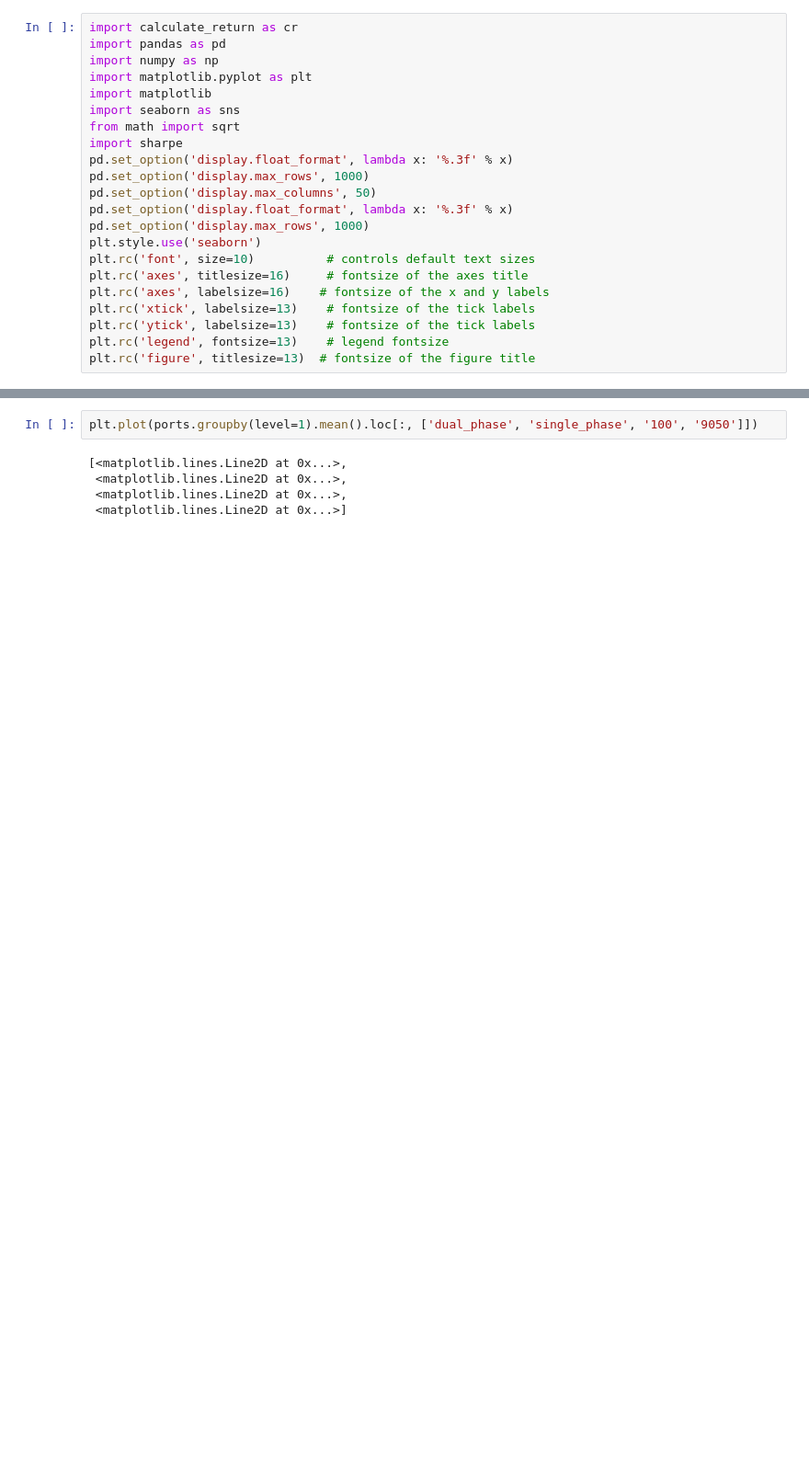
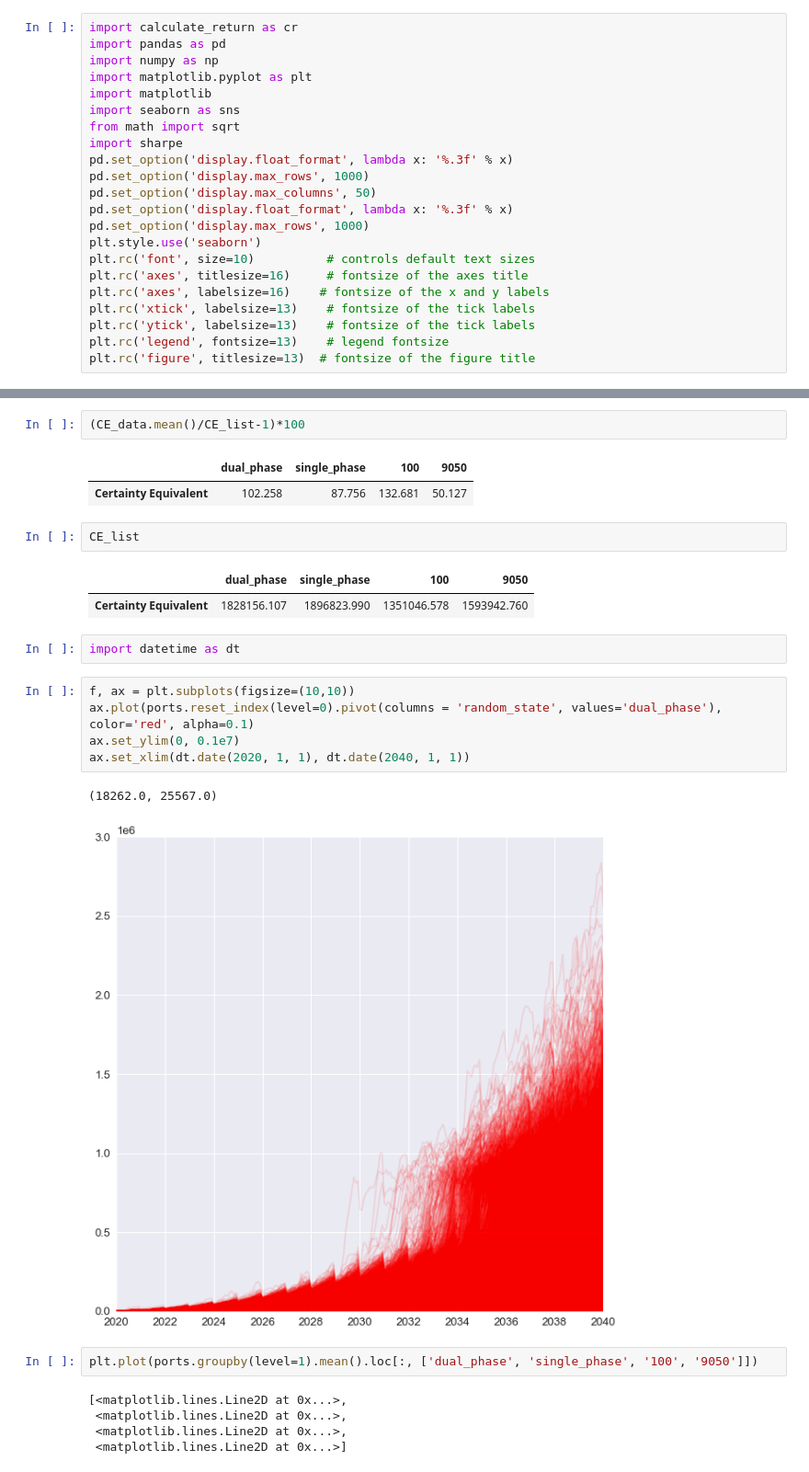
Before and after one commit to neriksen/applied_finance, a Jupyter notebook: sharpe_distribution.ipynb, the cells around one changed output, grey strips where cells are left out. Shown at 92% size. Saved outputs shown, nothing was run; the diff lists cells and outputs as text; blank space fills up the shorter version.

```diff
--- a/sharpe_distribution.ipynb
+++ b/sharpe_distribution.ipynb
@@ -44,3 +77,23 @@ warning: catastrophic wipeout
+# %%
+(CE_data.mean()/CE_list-1)*100
+# %% [output]
+|  | dual_phase | single_phase | 100 | 9050 |
+| Certainty Equivalent | 102.258 | 87.756 | 132.681 | 50.127 |
+# %%
+CE_list
+# %% [output]
+|  | dual_phase | single_phase | 100 | 9050 |
+| Certainty Equivalent | 1828156.107 | 1896823.990 | 1351046.578 | 1593942.760 |
+# %%
+import datetime as dt
+# %%
+f, ax = plt.subplots(figsize=(10,10))
+ax.plot(ports.reset_index(level=0).pivot(columns = 'random_state', values='dual_phase'), color='red', alpha=0.1)
+ax.set_ylim(0, 0.1e7)
+ax.set_xlim(dt.date(2020, 1, 1), dt.date(2040, 1, 1))
+# %% [output]
+(18262.0, 25567.0)
+[figure, added]
 # %%
 plt.plot(ports.groupby(level=1).mean().loc[:, ['dual_phase', 'single_phase', '100', '9050']])
 # %% [output]
```
Also changed, not shown: parts of 22 cells of this notebook.
